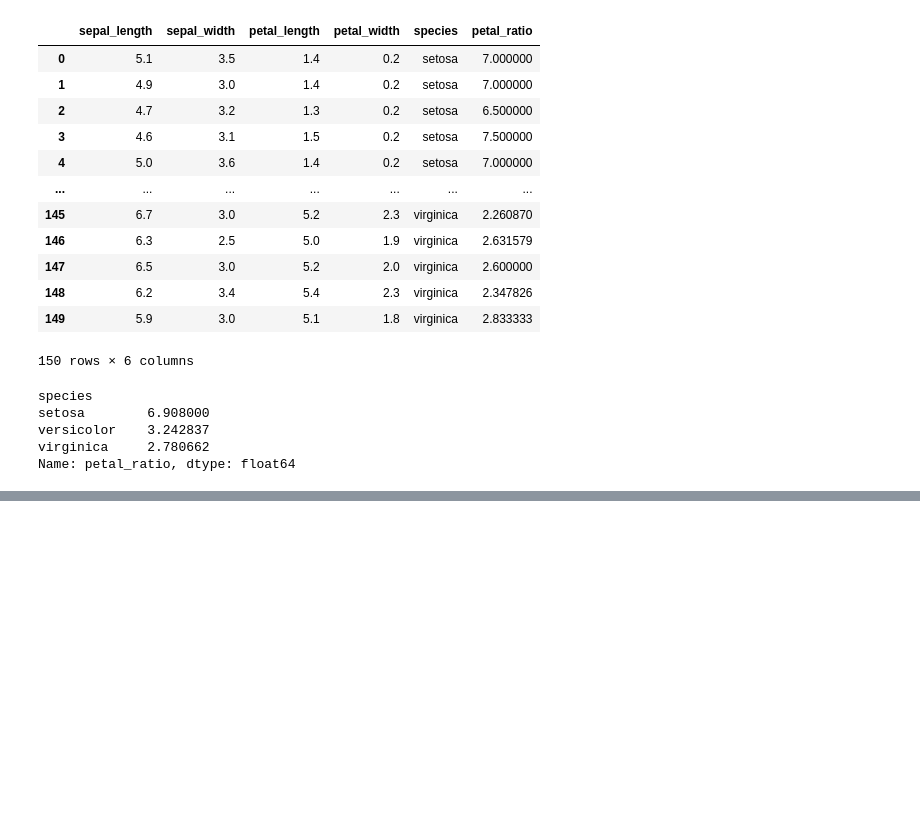
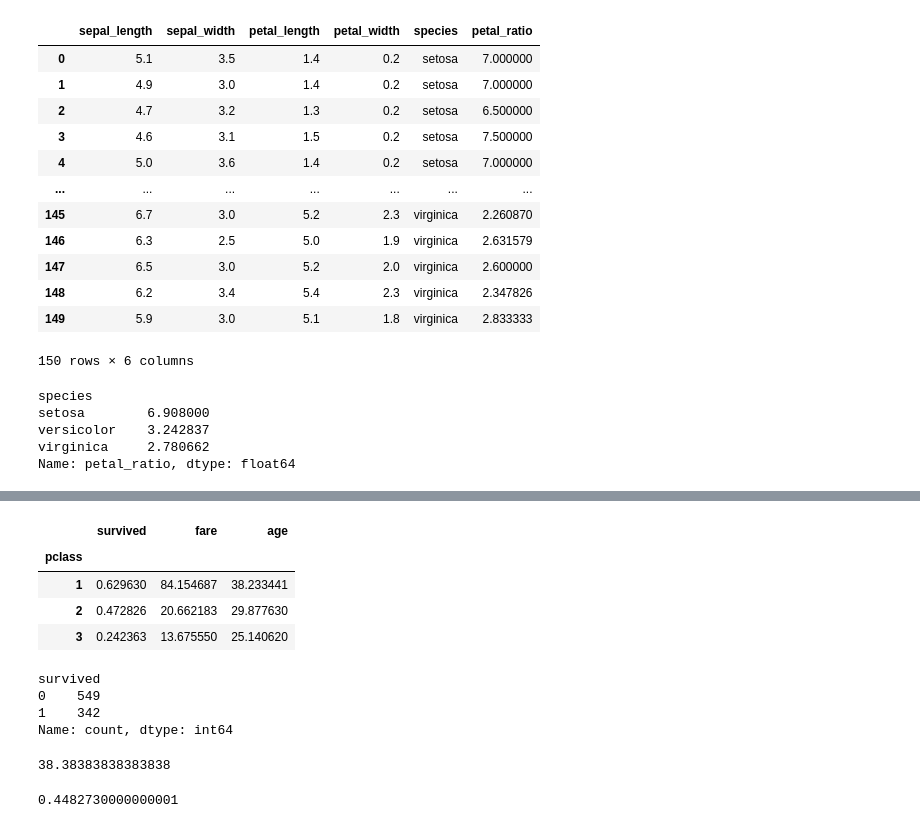
Before and after one commit to malik-abid2442/Prime-AI-and-ML, a Jupyter notebook: Pandas/Assignment_01.ipynb, the cells around one changed output, grey strips where cells are left out. Drawn from its saved outputs; the diff is of its cells as text; code cells hidden in the pictures; blank space fills up the shorter version.

```diff
--- a/Pandas/Assignment_01.ipynb
+++ b/Pandas/Assignment_01.ipynb
@@ -108,0 +161,23 @@ Name: petal_ratio, dtype: float64
+# %%
+df.groupby('pclass')[['survived','fare','age']].mean()
+# %% [output]
+|  | survived | fare | age |
+| pclass |  |  |  |
+| 1 | 0.629630 | 84.154687 | 38.233441 |
+| 2 | 0.472826 | 20.662183 | 29.877630 |
+| 3 | 0.242363 | 13.675550 | 25.140620 |
+# %%
+df['survived'].value_counts()
+# %% [output]
+survived
+0    549
+1    342
+Name: count, dtype: int64
+# %%
+342/len(df['survived'])*100
+# %% [output]
+38.38383838383838
+# %%
+1.3448190000000002/3
+# %% [output]
+0.4482730000000001
```
Also changed, not shown: parts of 5 cells of this notebook.
